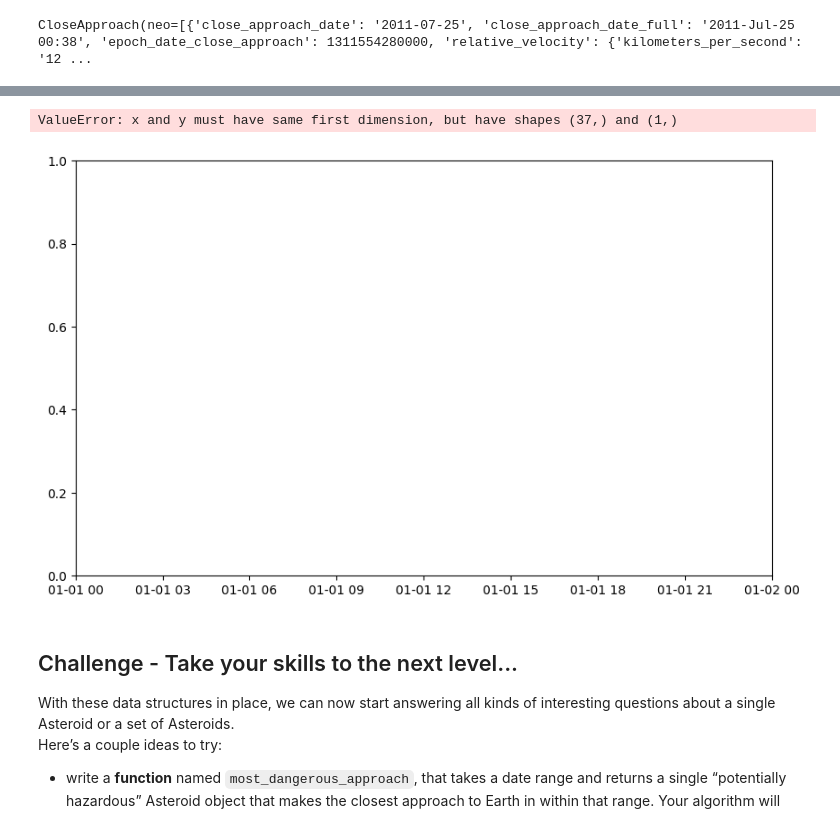
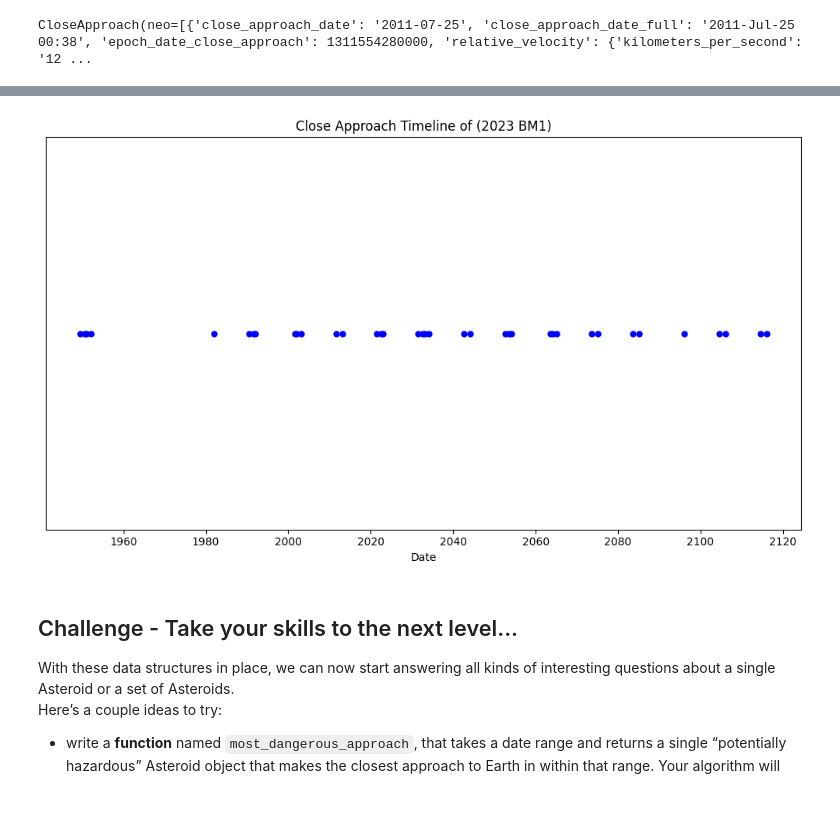
Before and after one commit to CodeChef-1/comp215, a Jupyter notebook: labs/lab04-more_classes.ipynb, the cells around one changed output, grey strips where cells are left out. Saved outputs shown, nothing was run; the diff lists cells and outputs as text; code cells hidden in the pictures.

```diff
--- a/labs/lab04-more_classes.ipynb
+++ b/labs/lab04-more_classes.ipynb
@@ -222,31 +222,27 @@ Write a function that takes an Asteroid object as a parameter and makes a timeli
 # %%
 import matplotlib.pyplot as plt
 from datetime import datetime
 
 def plot_close_approaches(asteroid):
 
     dates = []
-    # Access close_approaches directly from the asteroid object
     approach_list = asteroid.close_approaches
     for approach in approach_list:
         if approach:
-            dates.append(approach.approach_date)  # Use approach_date attribute
-
+            dates.append(approach.approach_date)
 
     plt.figure(figsize=(10, 6))
-    plt.plot(dates, 10)
+
+    plt.plot(dates, [0] * len(dates), 'o', markersize=5, color='blue')
     plt.xlabel("Date")
-    # Access neo_id from approach.neo (replace if neo_id is stored elsewhere)
-    plt.title(f"close approach timeline of {approach_list[0]['neo_reference_id']}")
-    plt.xticks(rotation=45)
+    plt.title(f"Close Approach Timeline of {asteroid.name}")
+    plt.yticks([])  # Remove y-axis ticks needed gemini to tell me this since i didnt read the doc, oops
     plt.tight_layout()
-    plt.grid(True)
     plt.show()
 
 plot_close_approaches(test_approach)
 # %% [output]
-ValueError: x and y must have same first dimension, but have shapes (37,) and (1,)
-[figure, old version]
+[figure, new version]
 # %% [markdown]
 ## Challenge - Take your skills to the next level...
 
```
